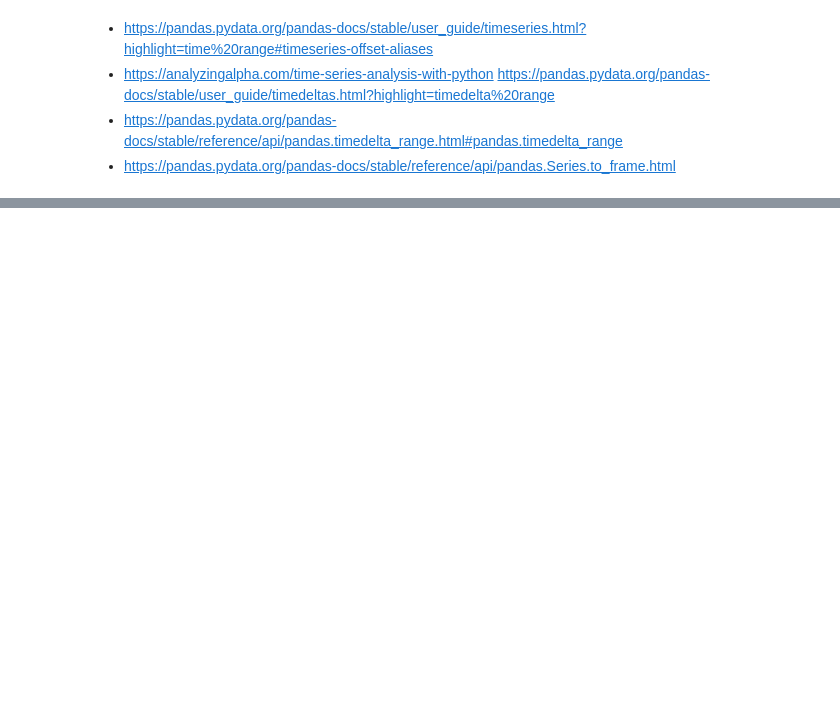
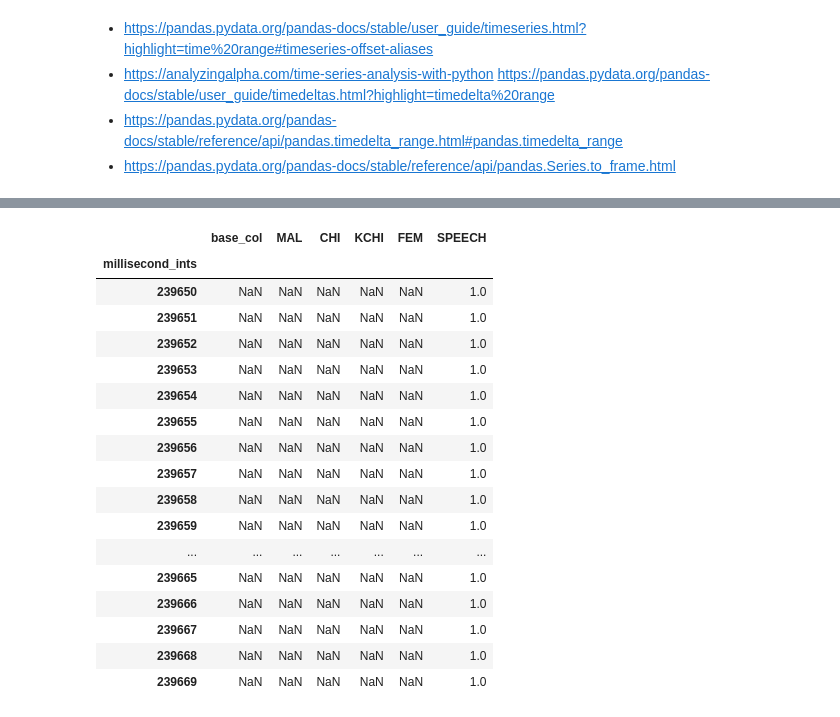
Before and after one commit to raybuhr/teacherprints, a Jupyter notebook: millisecond_index.ipynb, the cells around one changed output, grey strips where cells are left out. Cells and saved outputs as stored; diff of their text form; code cells hidden in the pictures; blank space fills up the shorter version.

Commit message:
Updated to work with simple integers rather than timedelta

```diff
--- a/millisecond_index.ipynb
+++ b/millisecond_index.ipynb
@@ -101,0 +198,18 @@ ny_7759
+# %%
+# Testing our Step 4
+ny_7759_MAL = SubsetDfByLabel(ny_7759_short, column_list=['start', 'duration', 'class'], key_col='class', value='MAL')
+# %%
+# Testing with Step 5
+base_df['MAL'] = np.nan
+for i in ny_7759_MAL.index:
+    print('*' * 10 + f'i = {i}' + '*' * 10)
+    s, d, cn = ny_7759_MAL.loc[i, ['start', 'duration', 'class']]
+    time_indexed_df = MakeMillisecondIntegerIndexedDf(
+                start      = s,
+                duration   = d,
+                colname    = cn,
+                colvalue   = 1,
+                decimals   = 4,
+                verbose    = True)
+    base_df.update(other = time_indexed_df,
+               overwrite = False)
@@ -255,7 +364,8 @@ def build_millisecond_indexed_df(input_df, label_list=[], verbose=True):
     return outer_df
 # %%
-tester = df_from_rttm('./ny_7759.rttm')
-tester[['start', 'duration']] = tester[['start', 'duration']]*1000
+tester = DfFromRttm('./ny_7759.rttm')
+# tester[['start', 'duration']] = round(tester[['start', 'duration']], 4)
+# tester[['start', 'duration']] = tester[['start', 'duration']]
 labels = ['MAL', 'CHI', 'KCHI', 'FEM', 'SPEECH']
-result = build_millisecond_indexed_df(tester, label_list=labels, verbose=True)
+tester[['start', 'duration']].loc[2]
 # %% [output]
@@ -320,0 +375,2 @@ Name: SPEECH, dtype: object
+# %%
+result = BuildOneHotEncodedDf(tester, label_list=labels, verbose=True)
@@ -320,0 +395,21 @@ Name: SPEECH, dtype: object
+# %%
+result.tail(20)
+# %% [output]
+|  | base_col | MAL | CHI | KCHI | FEM | SPEECH |
+| millisecond_ints |  |  |  |  |  |  |
+| 239650 | NaN | NaN | NaN | NaN | NaN | 1.0 |
+| 239651 | NaN | NaN | NaN | NaN | NaN | 1.0 |
+| 239652 | NaN | NaN | NaN | NaN | NaN | 1.0 |
+| 239653 | NaN | NaN | NaN | NaN | NaN | 1.0 |
+| 239654 | NaN | NaN | NaN | NaN | NaN | 1.0 |
+| 239655 | NaN | NaN | NaN | NaN | NaN | 1.0 |
+| 239656 | NaN | NaN | NaN | NaN | NaN | 1.0 |
+| 239657 | NaN | NaN | NaN | NaN | NaN | 1.0 |
+| 239658 | NaN | NaN | NaN | NaN | NaN | 1.0 |
+| 239659 | NaN | NaN | NaN | NaN | NaN | 1.0 |
+| ... | ... | ... | ... | ... | ... | ... |
+| 239665 | NaN | NaN | NaN | NaN | NaN | 1.0 |
+| 239666 | NaN | NaN | NaN | NaN | NaN | 1.0 |
+| 239667 | NaN | NaN | NaN | NaN | NaN | 1.0 |
+| 239668 | NaN | NaN | NaN | NaN | NaN | 1.0 |
+| 239669 | NaN | NaN | NaN | NaN | NaN | 1.0 |
```
Also changed, not shown: parts of 34 cells of this notebook.
